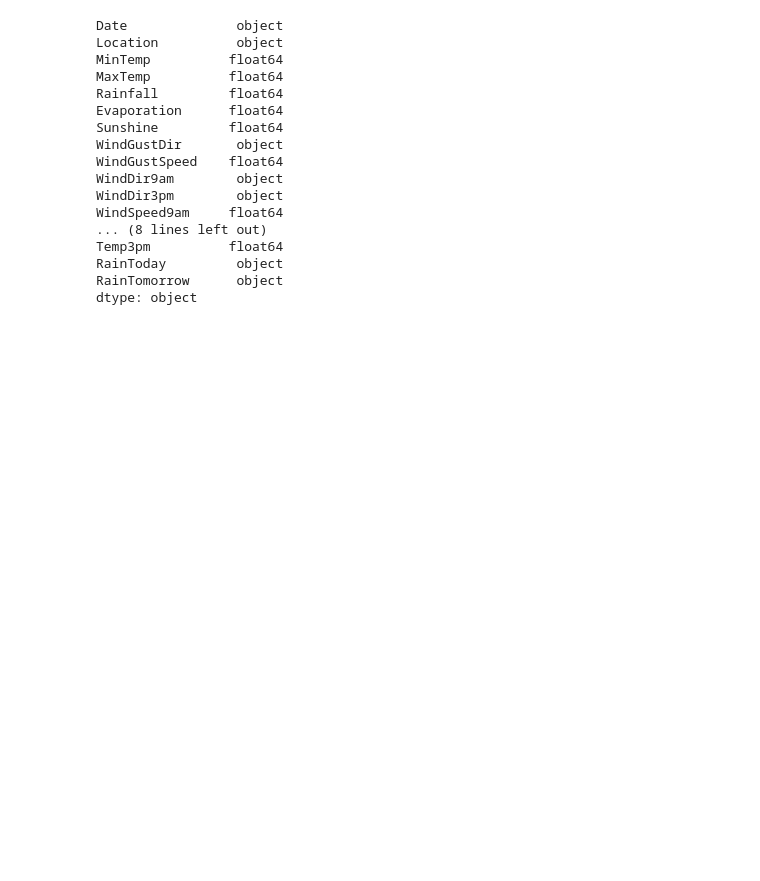
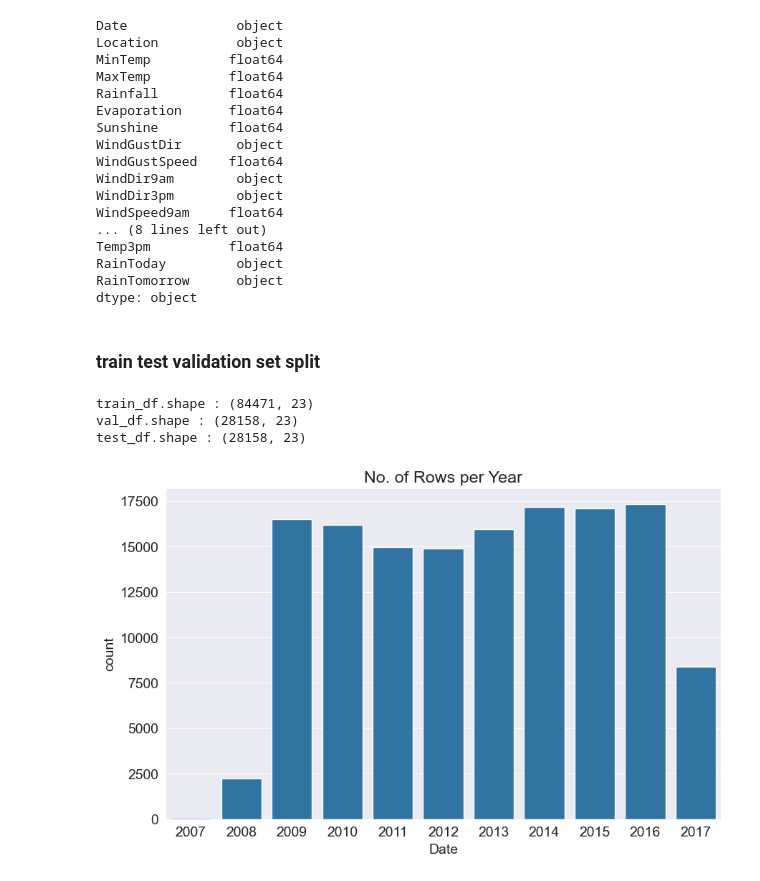
Before and after one commit to Bharat2310/ML_practice-, a Jupyter notebook: project_02/weatherInfo.ipynb, the cells around one changed output. Drawn from its saved outputs; the diff is of its cells as text; code cells hidden in the pictures; blank space fills up the shorter version.

```diff
--- a/project_02/weatherInfo.ipynb
+++ b/project_02/weatherInfo.ipynb
@@ -92,3 +92,21 @@ Temp3pm          float64
 RainToday         object
 RainTomorrow      object
 dtype: object
+# %% [markdown]
+### train test validation set split
+# %%
+from sklearn.model_selection import train_test_split
+train_val_df, test_df = train_test_split(weather_df, test_size=0.2, random_state=44)
+train_df, val_df = train_test_split(train_val_df, test_size=0.25, random_state=44)
+print('train_df.shape :', train_df.shape)
+print('val_df.shape :', val_df.shape)
+print('test_df.shape :', test_df.shape)
+# %% [output]
+train_df.shape : (84471, 23)
+val_df.shape : (28158, 23)
+test_df.shape : (28158, 23)
+# %%
+plt.title('No. of Rows per Year')
+sns.countplot(x=pd.to_datetime(weather_df.Date).dt.year);
+# %% [output]
+[figure, added]
```
Also changed, not shown: parts of 8 cells of this notebook.
